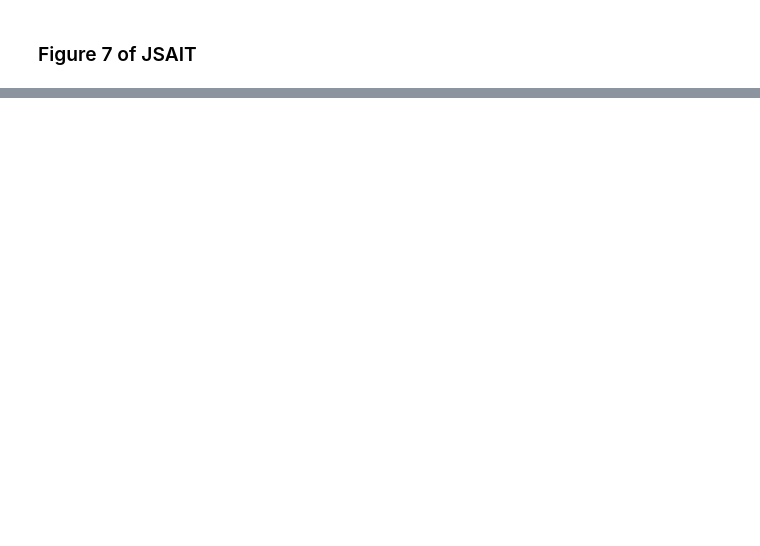
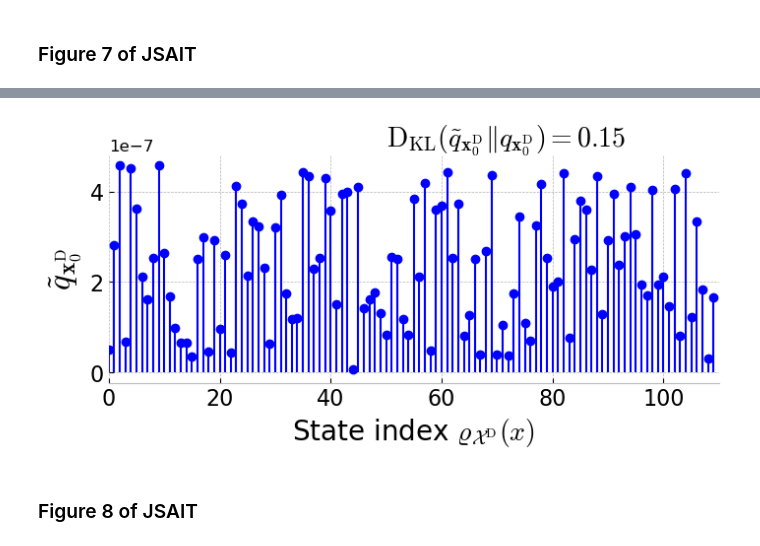
Before and after one commit to Kalana304/Thermodynamic-characterization-of-MPD, a Jupyter notebook: paperfigures.ipynb, the cells around one changed output, grey strips where cells are left out. Drawn from its saved outputs; the diff is of its cells as text; code cells hidden in the pictures; blank space fills up the shorter version.

```diff
--- a/paperfigures.ipynb
+++ b/paperfigures.ipynb
@@ -312,4 +315,29 @@ plt.show()
 # %% [markdown]
 ### Figure 7 of JSAIT
 # %%
-q0nonUnif = np.load(os.path.join(resultsdir, 'main_bec/q0_main.npz'))["q0_dist"]
+with open(os.path.join(resultsdir, "main_bec/main_bec_updated.yaml"), "r") as f:
+    params = yaml.safe_load(f) or {}        # opens the user-defined configuration file
+
+sze = params["sze"]
+kappa = params["kappa"]
+
+q0nonUnif = np.load(os.path.join('data/q0nunif_main.npz'))["q0_dist"]
+q0Unif = (1 / sze) * np.ones(sze)
+divergence = np.sum(rel_entr(q0nonUnif, q0Unif))
+# %%
+# Fig 7a Energy functional used in optimization
+fx = q0Unif/q0nonUnif
+
+plt.figure(figsize=(7, 3))
+
+stem1 = plt.stem(fx[:110], 'b', basefmt=" ", markerfmt="o", use_line_collection=True)
+plt.setp(stem1[1], 'linewidth', 1.5)
+plt.xlim([0, 110]);
+stem1[2].set_visible(False)
+plt.ylabel(r'$f(x)$', color='k', fontsize=24)
+plt.tick_params(axis='y', labelcolor='k')
+plt.xlabel(r"State index $\varrho_{\mathcal{X}^{\rm D}}({x})$", fontsize=20)
+plt.tick_params(axis='y', labelsize=16)
+plt.tick_params(axis='x', labelsize=16)
+for pos in ["right", "left", "top"]:
+    plt.gca().spines[pos].set_visible(False)
@@ -315,0 +346,21 @@ q0nonUnif = np.load(os.path.join(resultsdir, 'main_bec/q0_main.npz'))["q0_dist"]
+# %%
+# Fig 7b Corresponding non-uniform prior
+
+plt.figure(figsize=(8, 3))
+
+stem1 = plt.stem(q0nonUnif[:110], 'b', basefmt=" ", markerfmt="o", use_line_collection=True)
+plt.setp(stem1[1], 'linewidth', 1.5)
+plt.xlim([0, 110]);
+stem1[2].set_visible(False)
+plt.text(50, 5e-7, r"${\rm D}_{\rm KL}(\tilde{q}_{\mathbf{x}^{\mathrm{D}}_0}\|q_{\mathbf{x}_0^{\mathrm{D}}}) = %.2f$"%divergence, fontsize = 20)
+plt.ylabel(r'$\tilde{q}_{\mathbf{x}^\mathrm{D}_{0}}$', color='k', fontsize=24)
+plt.tick_params(axis='y', labelcolor='k')
+plt.xlabel(r"State index $\varrho_{\mathcal{X}^{\rm D}}({x})$", fontsize=20)
+plt.tick_params(axis='y', labelsize=16)
+plt.tick_params(axis='x', labelsize=16)
+for pos in ["right", "left", "top"]:
+    plt.gca().spines[pos].set_visible(False)
+# %% [output]
+[figure, added]
+# %% [markdown]
+### Figure 8 of JSAIT
```
Also changed, not shown: parts of 15 cells of this notebook, 18 other files.
